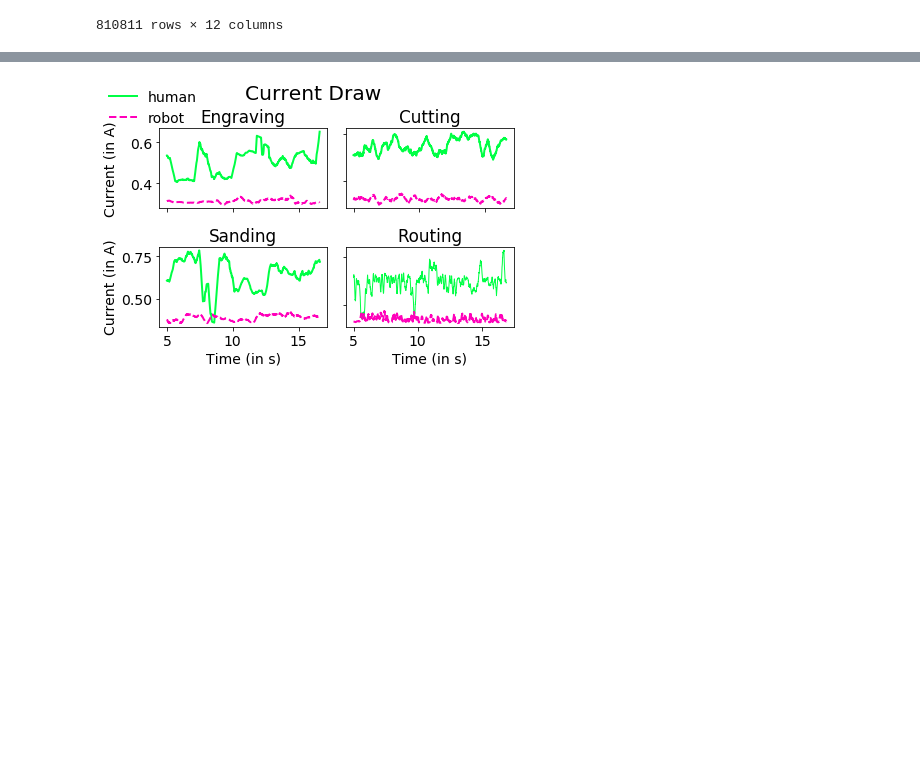
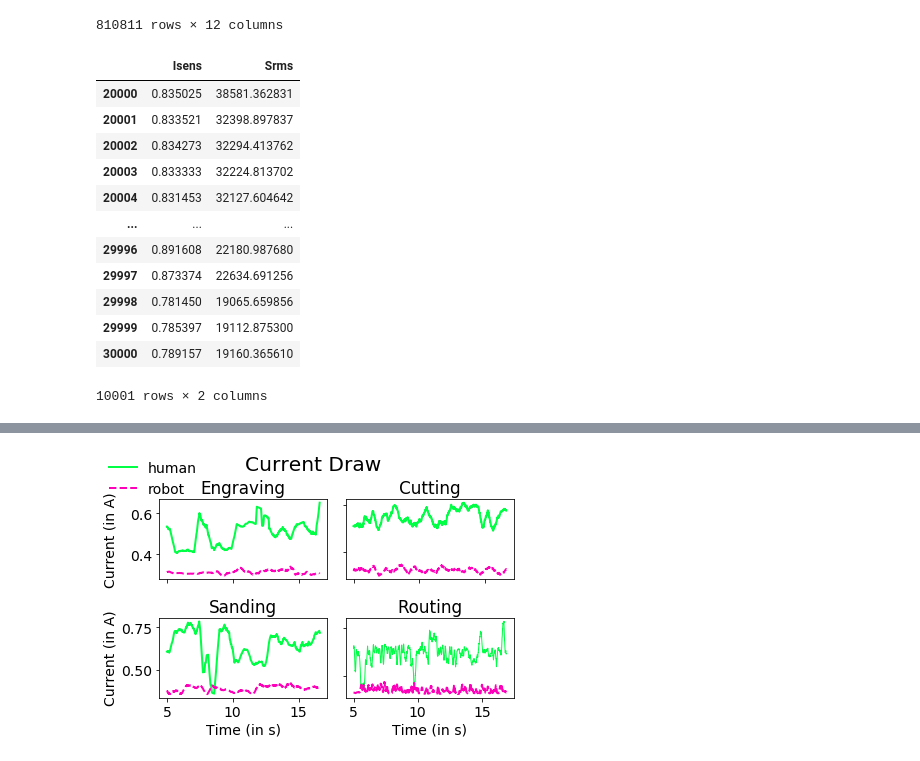
Before and after one commit to ss26/Smart-Tools, a Jupyter notebook: notebooks/plots.ipynb, the cells around one changed output, grey strips where cells are left out. Saved outputs shown, nothing was run; the diff lists cells and outputs as text; code cells hidden in the pictures; blank space fills up the shorter version.

```diff
--- a/notebooks/plots.ipynb
+++ b/notebooks/plots.ipynb
@@ -585,3 +601,19 @@ for sensor in ['Isens', 'Srms']:
 #     # plt.tight_layout()
 #     fig.show()
 #     # fig.savefig(f"/home/ss26/Projects/Smart-Tools/progress/apr5/raw_signals/acc_{activities[i]}.png", dpi=600)
+# %%
+raw_df_human_3
+# %% [output]
+|  | Isens | Srms |
+| 20000 | 0.835025 | 38581.362831 |
+| 20001 | 0.833521 | 32398.897837 |
+| 20002 | 0.834273 | 32294.413762 |
+| 20003 | 0.833333 | 32224.813702 |
+| 20004 | 0.831453 | 32127.604642 |
+| ... | ... | ... |
+| 29996 | 0.891608 | 22180.987680 |
+| 29997 | 0.873374 | 22634.691256 |
+| 29998 | 0.781450 | 19065.659856 |
+| 29999 | 0.785397 | 19112.875300 |
+| 30000 | 0.789157 | 19160.365610 |
+10001 rows × 2 columns
```
Also changed, not shown: parts of 12 cells of this notebook, 8 other files.
